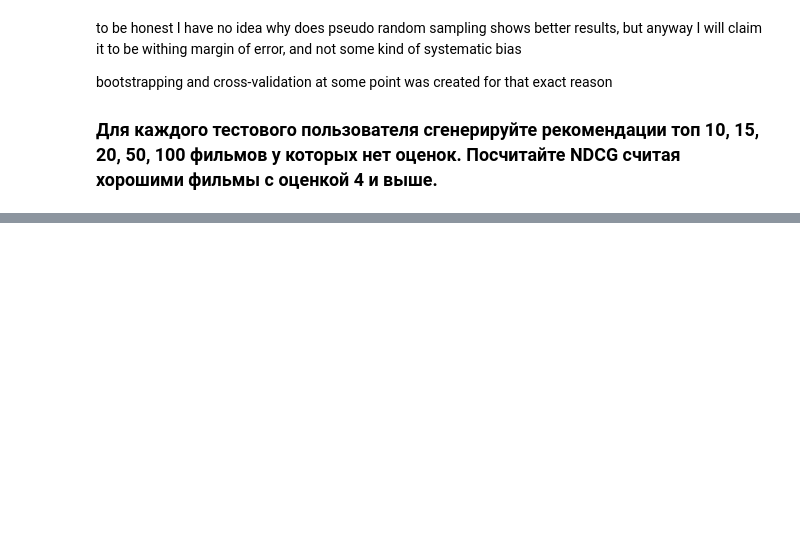
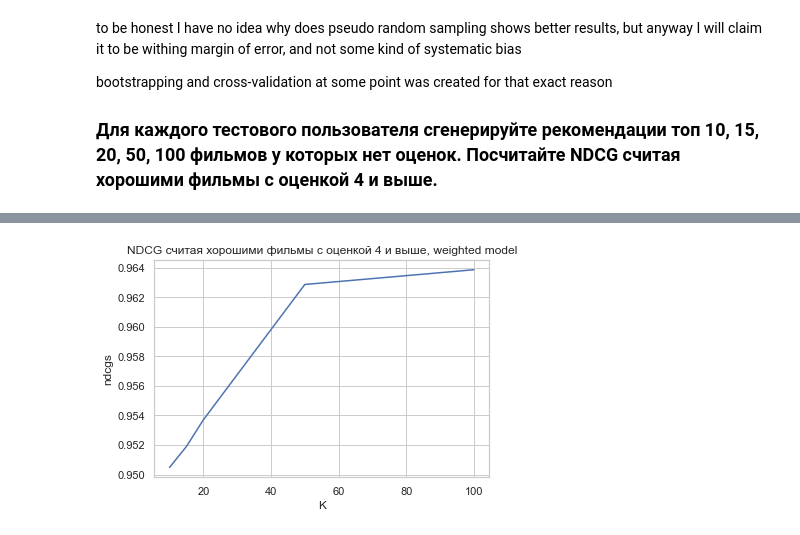
Before and after one commit to vvseva/recomend_hse, a Jupyter notebook: week4-hw/HomeWork1.ipynb, the cells around one changed output, grey strips where cells are left out. Saved outputs shown, nothing was run; the diff lists cells and outputs as text; code cells hidden in the pictures; blank space fills up the shorter version.

```diff
--- a/week4-hw/HomeWork1.ipynb
+++ b/week4-hw/HomeWork1.ipynb
@@ -716,0 +738,17 @@ print(np.mean(list(ndcg_weight.values())))
+# %%
+%%time
+ndcgs = {}
+for k in [10, 15, 20, 50, 100]:
+    ndcg_weight = evaluate_model_2(critics_train, critics_test,
+                                   rec_func = getRecommendations_weighted,
+                                   k = k)
+    ndcgs[k]  = np.mean(list(ndcg_weight.values()))
+
+plt.figure()
+plt.plot(list(ndcgs.keys()), list(ndcgs.values()))
+plt.xlabel("K")
+plt.ylabel("ndcgs")
+plt.title("NDCG считая хорошими фильмы с оценкой 4 и выше, weighted model")
+plt.show()
+# %% [output]
+[figure, added]
```
Also changed, not shown: parts of 64 cells of this notebook.
